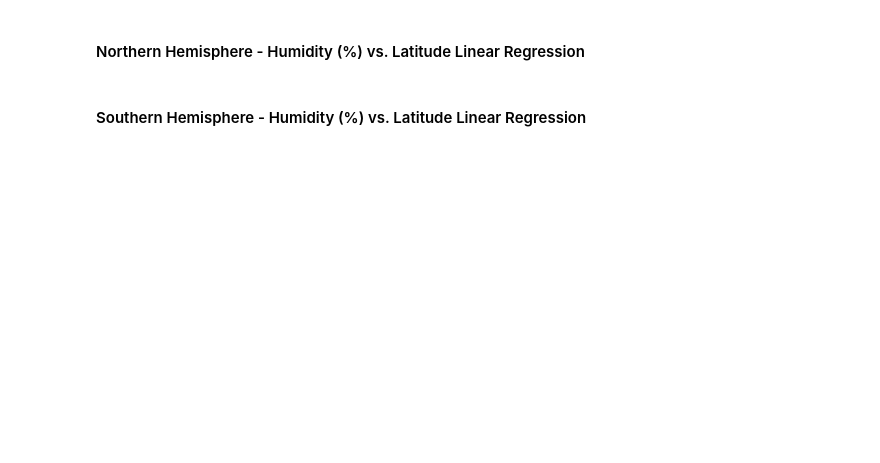
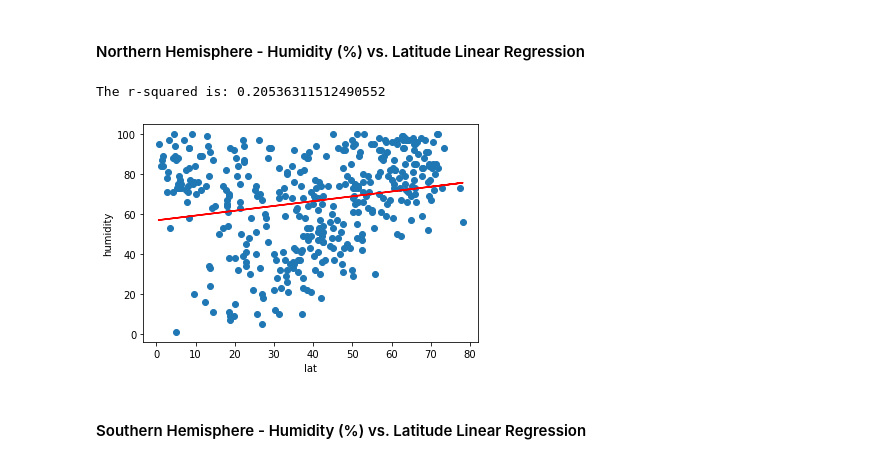
Before and after one commit to kmadhok/Python-Api-Challenge, a Jupyter notebook: WeatherPy.ipynb, the cells around one changed output. Saved outputs shown, nothing was run; the diff lists cells and outputs as text; code cells hidden in the pictures; blank space fills up the shorter version.

```diff
--- a/WeatherPy.ipynb
+++ b/WeatherPy.ipynb
@@ -44,8 +42,8 @@ lat_lngs = []
 cities = []
 
 # Create a set of random lat and lng combinations
-lats = np.random.uniform(lat_range[0], lat_range[1], size=10)
-lngs = np.random.uniform(lng_range[0], lng_range[1], size=10)
+lats = np.random.uniform(lat_range[0], lat_range[1], size=1500)
+lngs = np.random.uniform(lng_range[0], lng_range[1], size=1500)
 lat_lngs = zip(lats, lngs)
 
 # Identify nearest city for each lat, lng combination
@@ -68,7 +66,7 @@ print(lat_lngs)
 * Perform a weather check on each city using a series of successive API calls.
 * Include a print log of each city as it'sbeing processed (with the city number and city name).
 # %%
-
+units = 'imperial'
 # set up lists to hold reponse info
 name = []
 temp = []
@@ -76,25 +74,36 @@ humidity = []
 wind = []
 clouds = []
 lat = []
+lon = []
 country = []
-query_url = f"https://api.openweathermap.org/data/2.5/weather?appid={weather_api_key_dif}&q="
+date = []
+query_url = f"https://api.openweathermap.org/data/2.5/weather?appid={weather_api_key_dif}&units={units}&q="
 # Loop through the list of cities and perform a request for data on each
 for city in cities:
-    response = requests.get(query_url + city).json()
-    name.append(response['name'])
-    temp.append(response['main']['temp'])
-    humidity.append(response['main']['humidity'])
-    wind.append(response['wind']['speed'])
-    clouds.append(response['clouds']['all'])
-    lat.append(response['coord']['lat'])
-    country.append(response['sys']['country'])
+    try:
+        response = requests.get(query_url + city).json()
+        time.sleep(1)
+        name.append(response['name'])
+        temp.append(response['main']['temp_max'])
+        humidity.append(response['main']['humidity'])
+        wind.append(response['wind']['speed'])
+        clouds.append(response['clouds']['all'])
+        lat.append(response['coord']['lat'])
+        lon.append(response['coord']['lon'])
+        country.append(response['sys']['country'])
+        date.append(response['dt'])
+
+        print(f'Record on {name}')
+    except:
+        print('City not found')
 
 print(f"The temperature for information received is: {temp}")
 print(f"The humidity information received is: {humidity}")
 print(f"The wind speed information received is: {wind}")
 print(f"The clouds information received is: {clouds}")
 print(f"The lattitdue information received is: {lat}")
-print(f"The lattitdue information received is: {country}")
+print(f"The longitude information received is: {lon}")
+print(f"The country information received is: {country}")
 
 # print(response)
 # %% [output]
@@ -105,13 +150,15 @@ KeyError: 'name'
 * Display the DataFrame
 # %%
 weather_dict = {
-    "city": cities,
+    "cities": name,
     "temp": temp,
     "humidity": humidity,
     "wind": wind,
     "clouds": clouds,
     "lat": lat,
-    "country": country
+    'lon': lon,
+    "country": country,
+    "date": date
 }
 weather_data = pd.DataFrame(weather_dict)
 weather_data
@@ -240,8 +330,11 @@ plotLinearRegression(southern[label_x],southern[label_y],label_x,label_y)
 # %%
 label_x = "lat"
 label_y = "humidity"
 lblpos = (0,25)
-plotLinearRegression(nothern[label_x],nothern[label_y],label_x,label_y,lblpos,5)
+plotLinearRegression(nothern[label_x],nothern[label_y],label_x,label_y)
+# %% [output]
+The r-squared is: 0.20536311512490552
+[figure, added]
 # %% [markdown]
 ####  Southern Hemisphere - Humidity (%) vs. Latitude Linear Regression
 # %%
```
Also changed, not shown: parts of 18 cells of this notebook, 1 other file.
